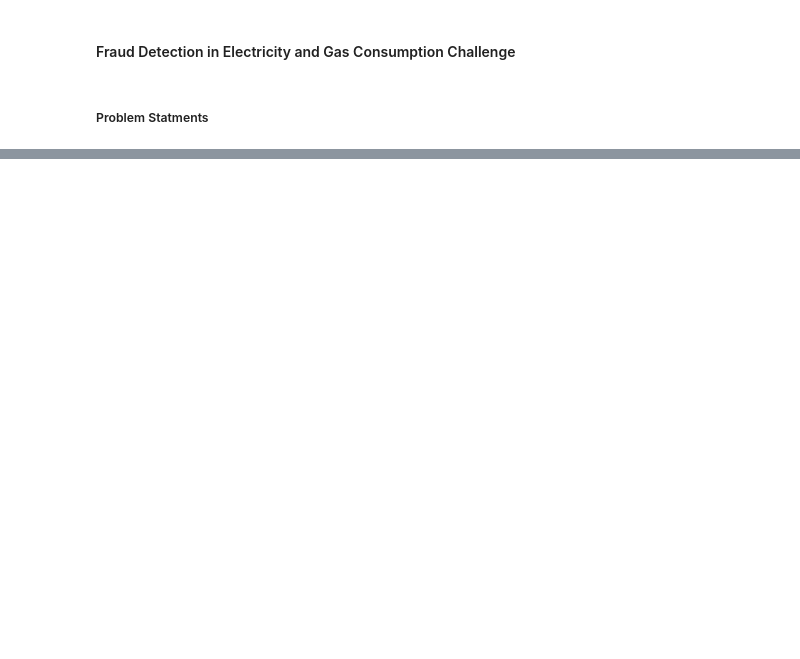
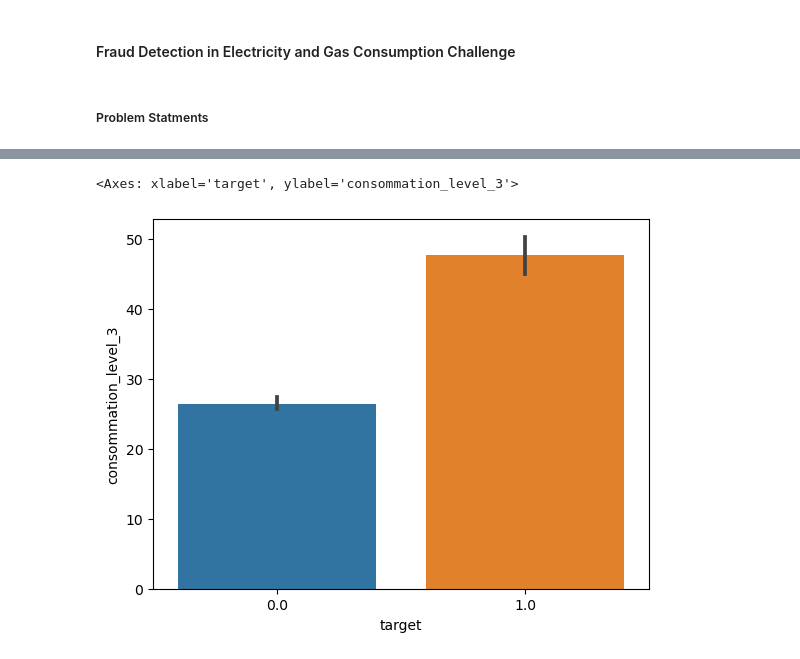
Before and after one commit to diamondtee/Fraud-Detection-in-Electricity-and-Gas-Consumption, a Jupyter notebook: Fraud Detection in Electricity and Gas Consumption Challenge.ipynb, the cells around one changed output, grey strips where cells are left out. Cells and saved outputs as stored; diff of their text form; code cells hidden in the pictures; blank space fills up the shorter version.

```diff
--- a/Fraud Detection in Electricity and Gas Consumption Challenge.ipynb
+++ b/Fraud Detection in Electricity and Gas Consumption Challenge.ipynb
@@ -35,0 +382,5 @@ df_client_train.head()
+# %%
+sb.barplot(x= 'target', y='consommation_level_3', data= df_mean_client_train)
+# %% [output]
+<Axes: xlabel='target', ylabel='consommation_level_3'>
+[figure, added]
```
Also changed, not shown: parts of 91 cells of this notebook, 2 other files.
